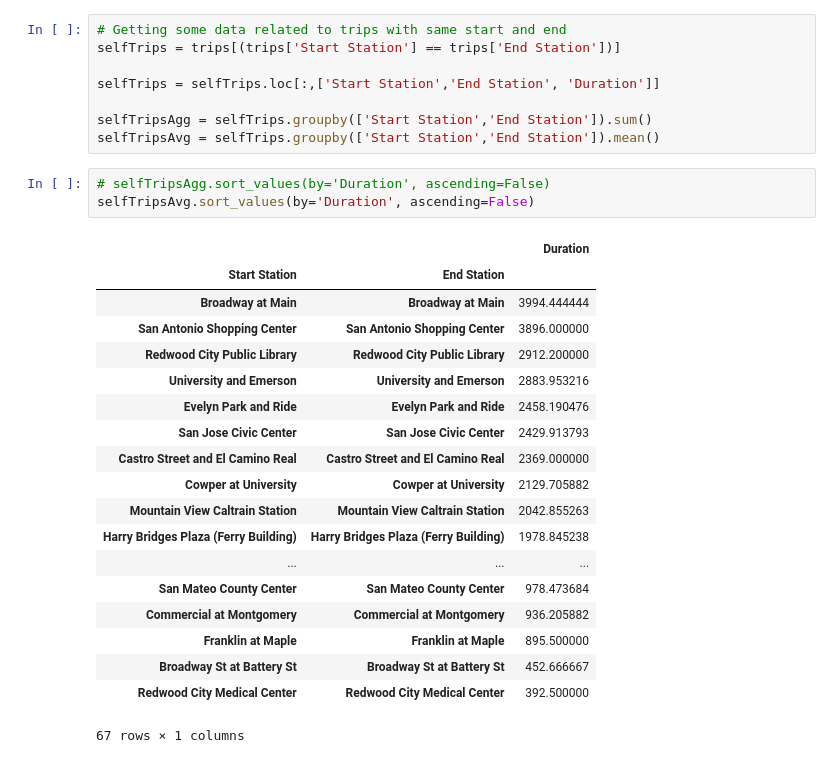
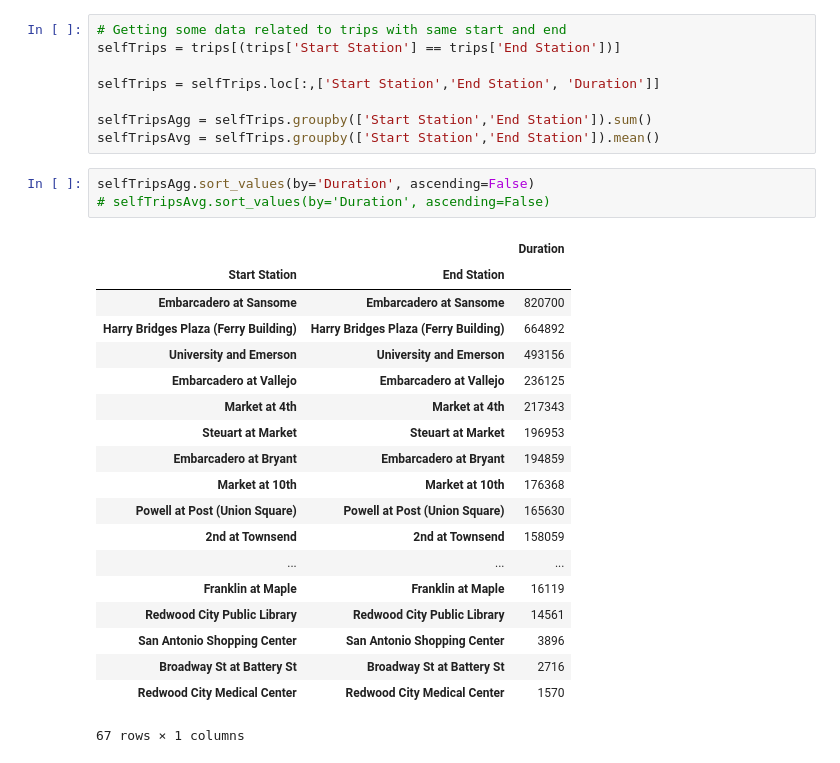
Before and after one commit to satishkvemula/springboard-datascience, a Jupyter notebook: capstone_babs/DataWrangling.ipynb, the cells around one changed output. Drawn from its saved outputs; the diff is of its cells as text.

```diff
--- a/capstone_babs/DataWrangling.ipynb
+++ b/capstone_babs/DataWrangling.ipynb
@@ -91,25 +91,25 @@ selfTrips = selfTrips.loc[:,['Start Station','End Station', 'Duration']]
 selfTripsAgg = selfTrips.groupby(['Start Station','End Station']).sum()
 selfTripsAvg = selfTrips.groupby(['Start Station','End Station']).mean()
 # %%
-# selfTripsAgg.sort_values(by='Duration', ascending=False)
-selfTripsAvg.sort_values(by='Duration', ascending=False)
+selfTripsAgg.sort_values(by='Duration', ascending=False)
+# selfTripsAvg.sort_values(by='Duration', ascending=False)
 # %% [output]
 |  |  | Duration |
 | Start Station | End Station |  |
-| Broadway at Main | Broadway at Main | 3994.444444 |
-| San Antonio Shopping Center | San Antonio Shopping Center | 3896.000000 |
-| Redwood City Public Library | Redwood City Public Library | 2912.200000 |
-| University and Emerson | University and Emerson | 2883.953216 |
-| Evelyn Park and Ride | Evelyn Park and Ride | 2458.190476 |
-| San Jose Civic Center | San Jose Civic Center | 2429.913793 |
-| Castro Street and El Camino Real | Castro Street and El Camino Real | 2369.000000 |
-| Cowper at University | Cowper at University | 2129.705882 |
-| Mountain View Caltrain Station | Mountain View Caltrain Station | 2042.855263 |
-| Harry Bridges Plaza (Ferry Building) | Harry Bridges Plaza (Ferry Building) | 1978.845238 |
+| Embarcadero at Sansome | Embarcadero at Sansome | 820700 |
+| Harry Bridges Plaza (Ferry Building) | Harry Bridges Plaza (Ferry Building) | 664892 |
+| University and Emerson | University and Emerson | 493156 |
+| Embarcadero at Vallejo | Embarcadero at Vallejo | 236125 |
+| Market at 4th | Market at 4th | 217343 |
+| Steuart at Market | Steuart at Market | 196953 |
+| Embarcadero at Bryant | Embarcadero at Bryant | 194859 |
+| Market at 10th | Market at 10th | 176368 |
+| Powell at Post (Union Square) | Powell at Post (Union Square) | 165630 |
+| 2nd at Townsend | 2nd at Townsend | 158059 |
 | ... | ... | ... |
-| San Mateo County Center | San Mateo County Center | 978.473684 |
-| Commercial at Montgomery | Commercial at Montgomery | 936.205882 |
-| Franklin at Maple | Franklin at Maple | 895.500000 |
-| Broadway St at Battery St | Broadway St at Battery St | 452.666667 |
-| Redwood City Medical Center | Redwood City Medical Center | 392.500000 |
+| Franklin at Maple | Franklin at Maple | 16119 |
+| Redwood City Public Library | Redwood City Public Library | 14561 |
+| San Antonio Shopping Center | San Antonio Shopping Center | 3896 |
+| Broadway St at Battery St | Broadway St at Battery St | 2716 |
+| Redwood City Medical Center | Redwood City Medical Center | 1570 |
 67 rows × 1 columns
```
Also changed, not shown: parts of 1 cell of this notebook, 2 other files.
